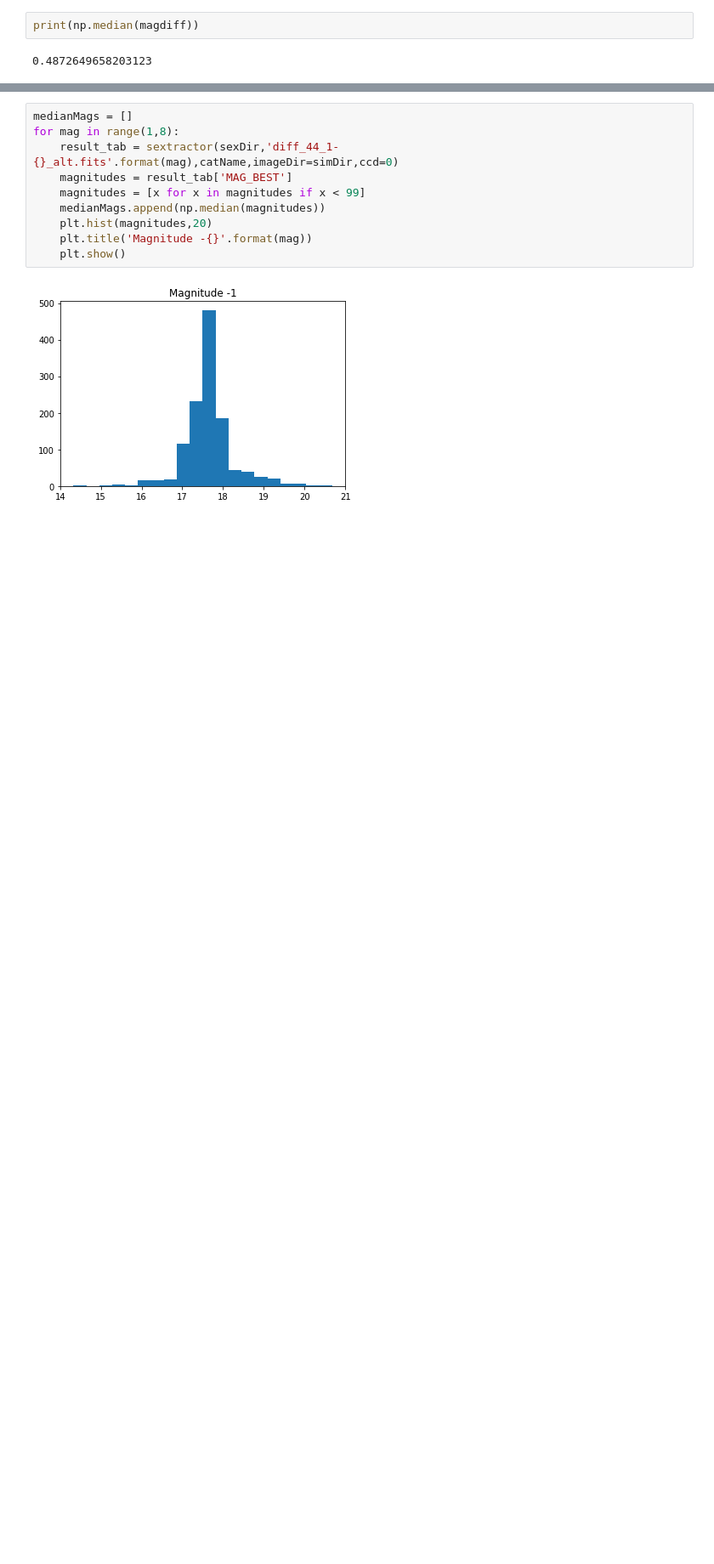
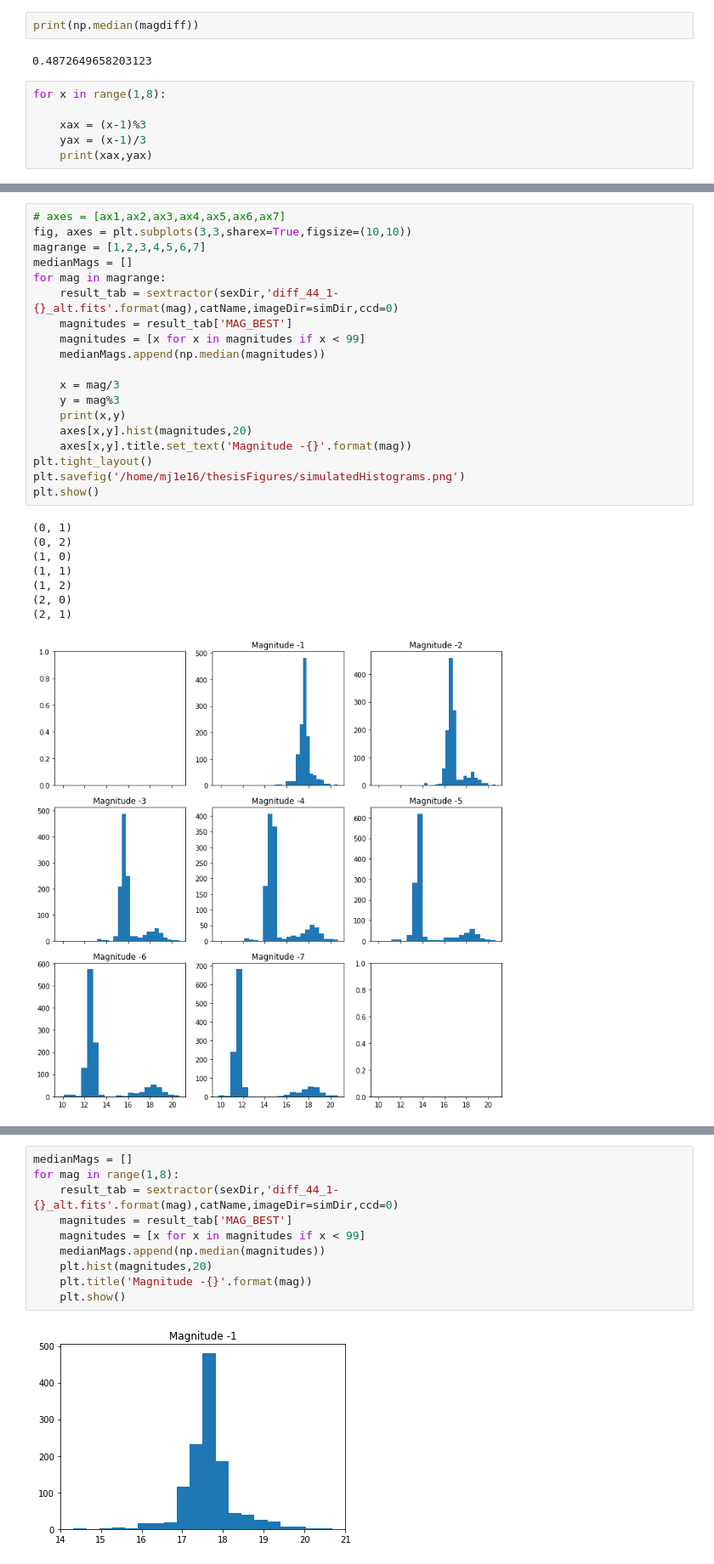
Before and after one commit to mj1e16lsst/keplerPhotometry, a Jupyter notebook: histograms.ipynb, the cells around one changed output, grey strips where cells are left out. Shown at 85% size. Drawn from its saved outputs; the diff is of its cells as text; blank space fills up the shorter version.

```diff
--- a/histograms.ipynb
+++ b/histograms.ipynb
@@ -168,3 +192,9 @@ magdiff = [x-y for x,y in zip(gaiaMag,sexMag)]
 print(np.median(magdiff))
 # %% [output]
 0.4872649658203123
+# %%
+for x in range(1,8):
+
+    xax = (x-1)%3
+    yax = (x-1)/3
+    print(xax,yax)
@@ -170,0 +209,28 @@ print(np.median(magdiff))
+# %%
+# axes = [ax1,ax2,ax3,ax4,ax5,ax6,ax7]
+fig, axes = plt.subplots(3,3,sharex=True,figsize=(10,10))
+magrange = [1,2,3,4,5,6,7]
+medianMags = []
+for mag in magrange:
+    result_tab = sextractor(sexDir,'diff_44_1-{}_alt.fits'.format(mag),catName,imageDir=simDir,ccd=0)
+    magnitudes = result_tab['MAG_BEST']
+    magnitudes = [x for x in magnitudes if x < 99]
+    medianMags.append(np.median(magnitudes))
+
+    x = mag/3
+    y = mag%3
+    print(x,y)
+    axes[x,y].hist(magnitudes,20)
+    axes[x,y].title.set_text('Magnitude -{}'.format(mag))
+plt.tight_layout()
+plt.savefig('/home/mj1e16/thesisFigures/simulatedHistograms.png')
+plt.show()
+# %% [output]
+(0, 1)
+(0, 2)
+(1, 0)
+(1, 1)
+(1, 2)
+(2, 0)
+(2, 1)
+[figure, added]
```
Also changed, not shown: parts of 10 cells of this notebook, 12 other files.
